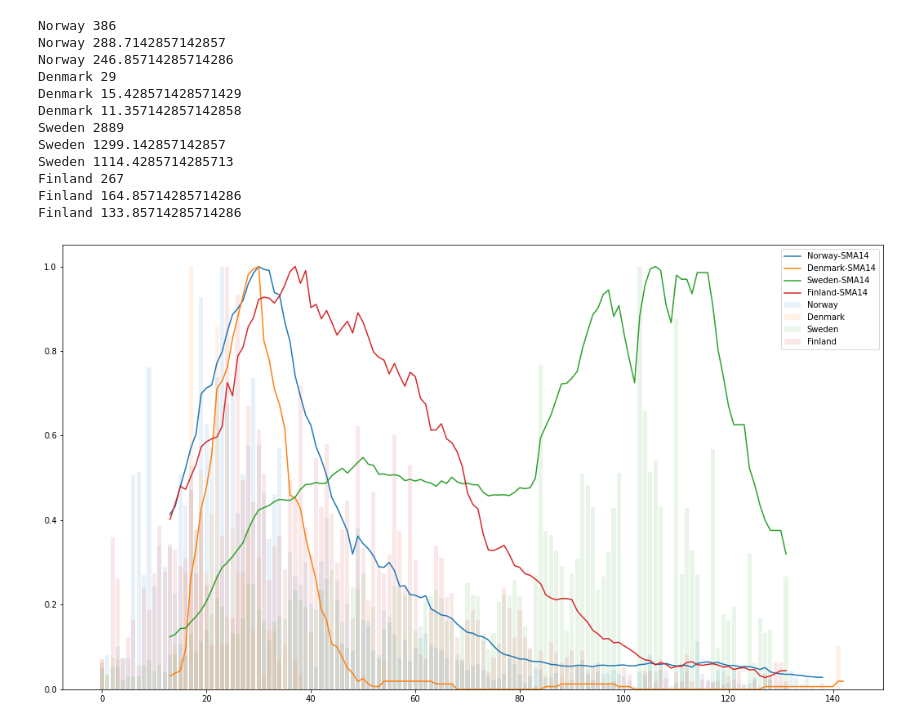
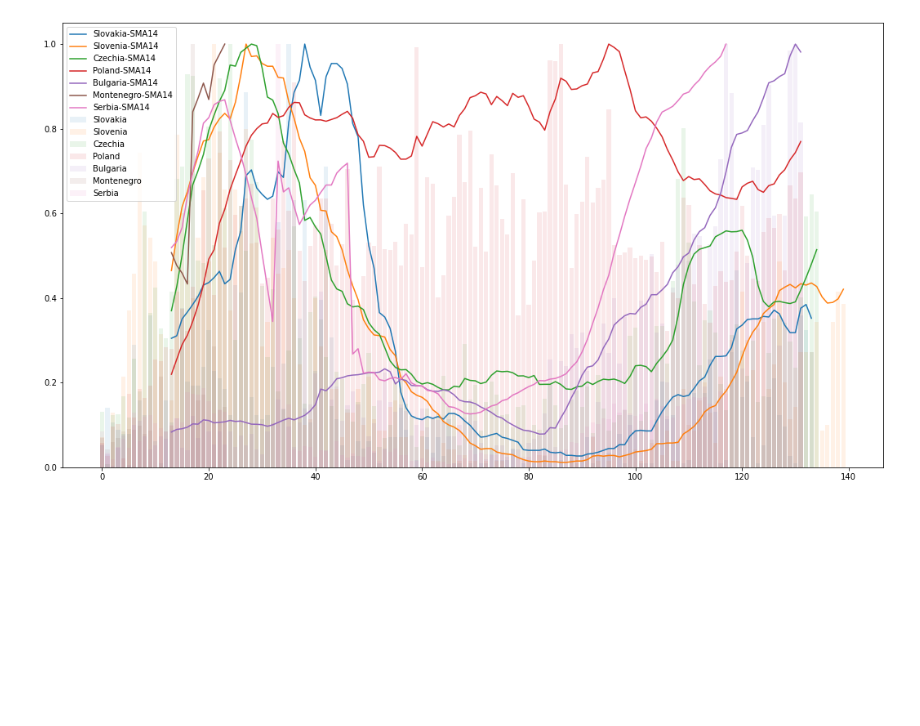
Before and after one commit to guest512/CovidSandbox, a Jupyter notebook: ReportsProcessing/ReportsProcessing.ipynb, the cells around one changed output. Saved outputs shown, nothing was run; the diff lists cells and outputs as text; code cells hidden in the pictures; blank space fills up the shorter version.

```diff
--- a/ReportsProcessing/ReportsProcessing.ipynb
+++ b/ReportsProcessing/ReportsProcessing.ipynb
@@ -10,3 +6,5 @@ countries_list = ["Norway", "Denmark", "Sweden", "Finland"]
+# %%
+countries_list = ["Slovakia", "Slovenia", "Czechia","Poland", "Bulgaria", "Montenegro", "Serbia"]
 # %%
 pyplot.figure(figsize=(18,10))
 
@@ -16,8 +14,8 @@ ax.xaxis_date()
 column_name = 'Confirmed_Change'
 
 for country in countries_list:
-    report_file = os.path.join(reportsPath,country,country+".csv")
-    country_df = pd.read_csv(report_file, parse_dates=["Date"], index_col = "Date", dayfirst=True)
+    country_df = utils.get_country_report(country)
+    #country_df = country_df[country_df.index >pd.to_datetime('01-05-2020',dayfirst=True)]
 
     country_df[column_name+'_SMA7'] = country_df[column_name].rolling(window=7).mean()
     ax.bar(country_df.index, country_df[column_name].values, label=country, alpha=0.1)
@@ -31,46 +29,28 @@ pyplot.show()
 # %%
-
-def normalize(country_name, values):
-    max = values.max()
-    print(country_name, max)
-    return values / max
-
 pyplot.figure(figsize=(18,10))
 
 ax = pyplot.subplot(111)
 
 for country in countries_list:
-    report_file = os.path.join(reportsPath,country,country+".csv")
-    country_df = pd.read_csv(report_file)
+    country_df = utils.get_country_report(country,True,False)
+    #country_df = country_df[country_df.Date >pd.to_datetime('01-05-2020',dayfirst=True)]
 
-    country_df['Confirmed_Change_Normalized'] = normalize(country, country_df['Confirmed_Change'])
+    country_df['Confirmed_Change_Normalized'] = utils.normalize(country_df['Confirmed_Change'])
     condition_row = country_df[country_df.Confirmed_Change_Normalized >= 0.05].iloc[0]
     country_df = country_df[condition_row.name:]
 
-    country_df['Confirmed_Change_SMA7'] = normalize(country, country_df['Confirmed_Change'].rolling(window=7).mean())
-    country_df['Confirmed_Change_SMA14'] = normalize(country, country_df['Confirmed_Change'].rolling(window=14).mean())
+    country_df['Confirmed_Change_SMA7'] = utils.normalize(country_df['Confirmed_Change'].rolling(window=7).mean())
+    country_df['Confirmed_Change_SMA14'] = utils.normalize(country_df['Confirmed_Change'].rolling(window=14).mean())
 
     #country_df.dropna(inplace=True, subset=['Confirmed_Change_SMA14'])
 
     country_df.reset_index(inplace=True, drop=True)
 
     ax.bar(country_df.index, country_df['Confirmed_Change_Normalized'].values, label=country, alpha=0.1)
     ax.plot(country_df.index, country_df['Confirmed_Change_SMA14'].values, label=country + '-SMA14')
 
 ax.set_ylim(bottom=0)
 ax.legend()
 pyplot.show()
 # %% [output]
-Norway 386
-Norway 288.7142857142857
-Norway 246.85714285714286
-Denmark 29
-Denmark 15.428571428571429
-Denmark 11.357142857142858
-Sweden 2889
-Sweden 1299.142857142857
-Sweden 1114.4285714285713
-Finland 267
-Finland 164.85714285714286
-Finland 133.85714285714286
-[figure, old version]
+[figure, new version]
```
Also changed, not shown: parts of 10 cells of this notebook, 1 other file.
